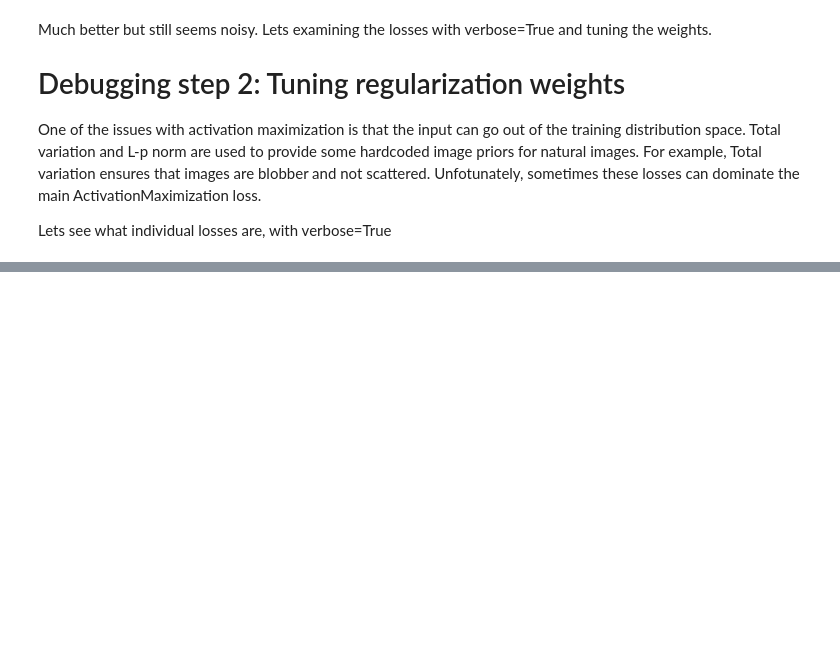
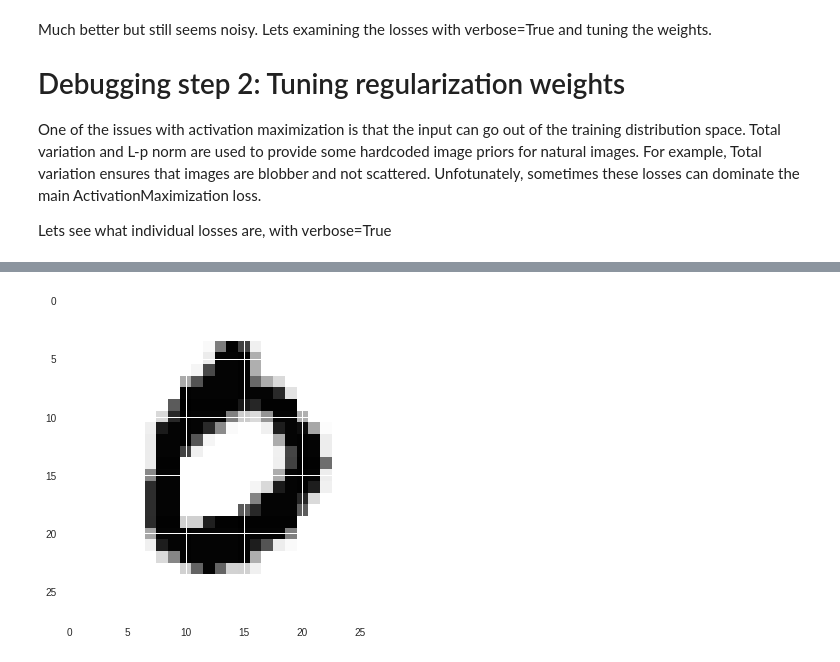
Before and after one commit to soumendra/cnn-visualisation, a Jupyter notebook: notebooks/visualising_and_Interpreting_cnns_workbook.ipynb, the cells around one changed output, grey strips where cells are left out. Drawn from its saved outputs; the diff is of its cells as text; code cells hidden in the pictures; blank space fills up the shorter version.

```diff
--- a/notebooks/visualising_and_Interpreting_cnns_workbook.ipynb
+++ b/notebooks/visualising_and_Interpreting_cnns_workbook.ipynb
@@ -232,0 +339,80 @@ Iteration: 200, named_losses: [('ActivationMax Loss', -1182.154),
+# %%
+import numpy as np
+import keras
+
+from keras.datasets import mnist
+from keras.models import Sequential, Model
+from keras.layers import Dense, Dropout, Flatten, Activation, Input
+from keras.layers import Conv2D, MaxPooling2D
+from keras import backend as K
+
+batch_size = 128
+num_classes = 10
+epochs = 5
+
+# input image dimensions
+img_rows, img_cols = 28, 28
+
+# the data, shuffled and split between train and test sets
+(x_train, y_train), (x_test, y_test) = mnist.load_data()
+
+if K.image_data_format() == 'channels_first':
+    x_train = x_train.reshape(x_train.shape[0], 1, img_rows, img_cols)
+    x_test = x_test.reshape(x_test.shape[0], 1, img_rows, img_cols)
+    input_shape = (1, img_rows, img_cols)
+else:
+    x_train = x_train.reshape(x_train.shape[0], img_rows, img_cols, 1)
+    x_test = x_test.reshape(x_test.shape[0], img_rows, img_cols, 1)
+    input_shape = (img_rows, img_cols, 1)
+
+x_train = x_train.astype('float32')
+x_test = x_test.astype('float32')
+x_train /= 255
+x_test /= 255
+print('x_train shape:', x_train.shape)
+print(x_train.shape[0], 'train samples')
+print(x_test.shape[0], 'test samples')
+
+# convert class vectors to binary class matrices
+y_train = keras.utils.to_categorical(y_train, num_classes)
+y_test = keras.utils.to_categorical(y_test, num_classes)
+
+model = Sequential()
+model.add(Conv2D(32, kernel_size=(3, 3),
+                 activation='relu',
+                 input_shape=input_shape))
+model.add(Conv2D(64, (3, 3), activation='relu'))
+model.add(MaxPooling2D(pool_size=(2, 2)))
+model.add(Dropout(0.25))
+model.add(Flatten())
+model.add(Dense(128, activation='relu'))
+model.add(Dropout(0.5))
+model.add(Dense(num_classes, activation='softmax', name='preds'))
+
+model.compile(loss=keras.losses.categorical_crossentropy,
+              optimizer=keras.optimizers.Adam(),
+              metrics=['accuracy'])
+
+model.fit(x_train, y_train,
+          batch_size=batch_size,
+          epochs=epochs,
+          verbose=1,
+          validation_data=(x_test, y_test))
+
+score = model.evaluate(x_test, y_test, verbose=0)
+print('Test loss:', score[0])
+print('Test accuracy:', score[1])
+
+class_idx = 0
+indices = np.where(y_test[:, class_idx] == 1.)[0]
+
+# pick some random input from here.
+idx = indices[0]
+
+# Lets sanity check the picked image.
+from matplotlib import pyplot as plt
+%matplotlib inline
+plt.rcParams['figure.figsize'] = (18, 6)
+
+plt.imshow(x_test[idx][..., 0])
+# %% [output]
@@ -232,0 +436 @@ Iteration: 200, named_losses: [('ActivationMax Loss', -1182.154),
+[figure, added]
```
Also changed, not shown: parts of 26 cells of this notebook.
